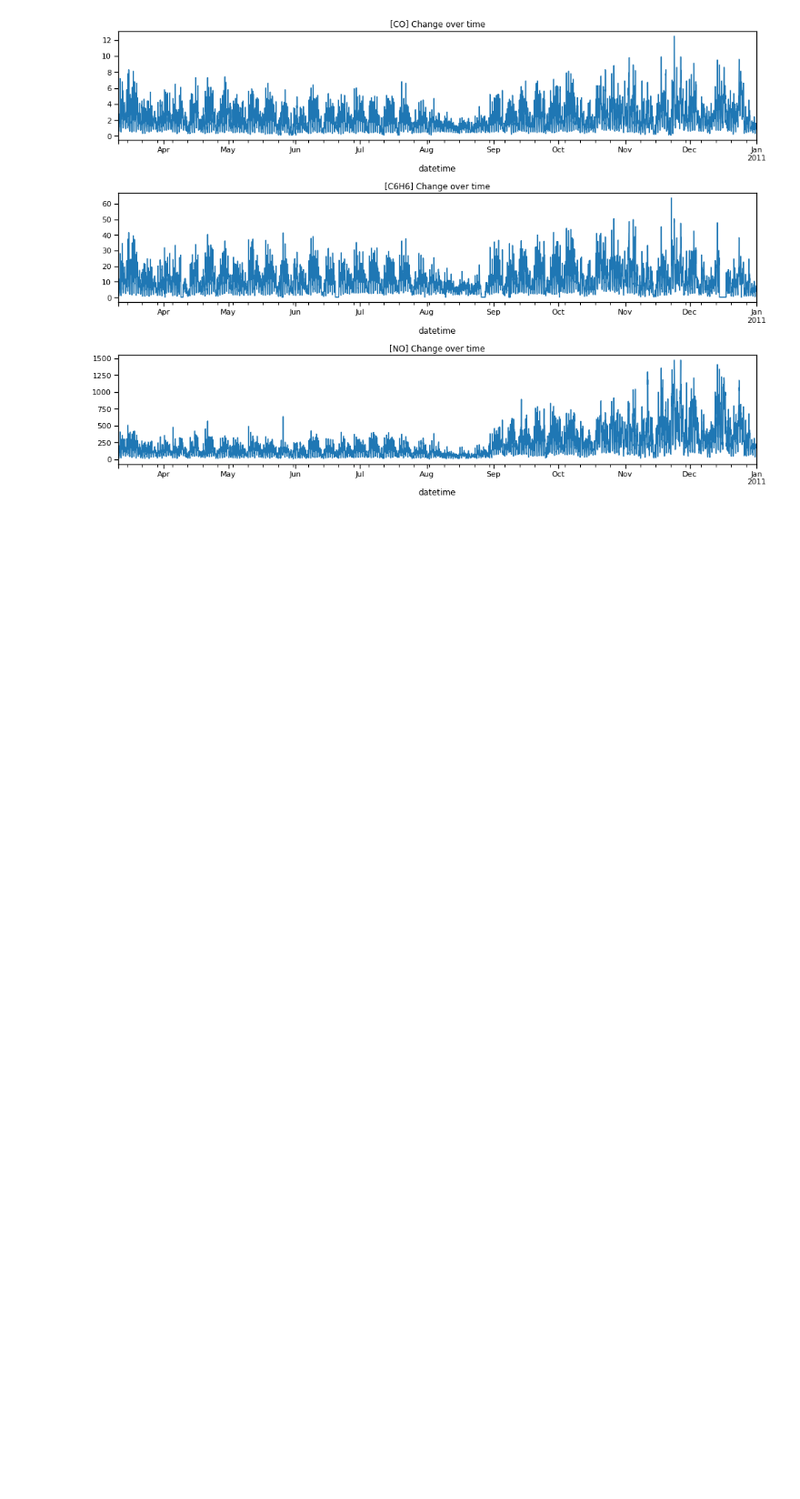
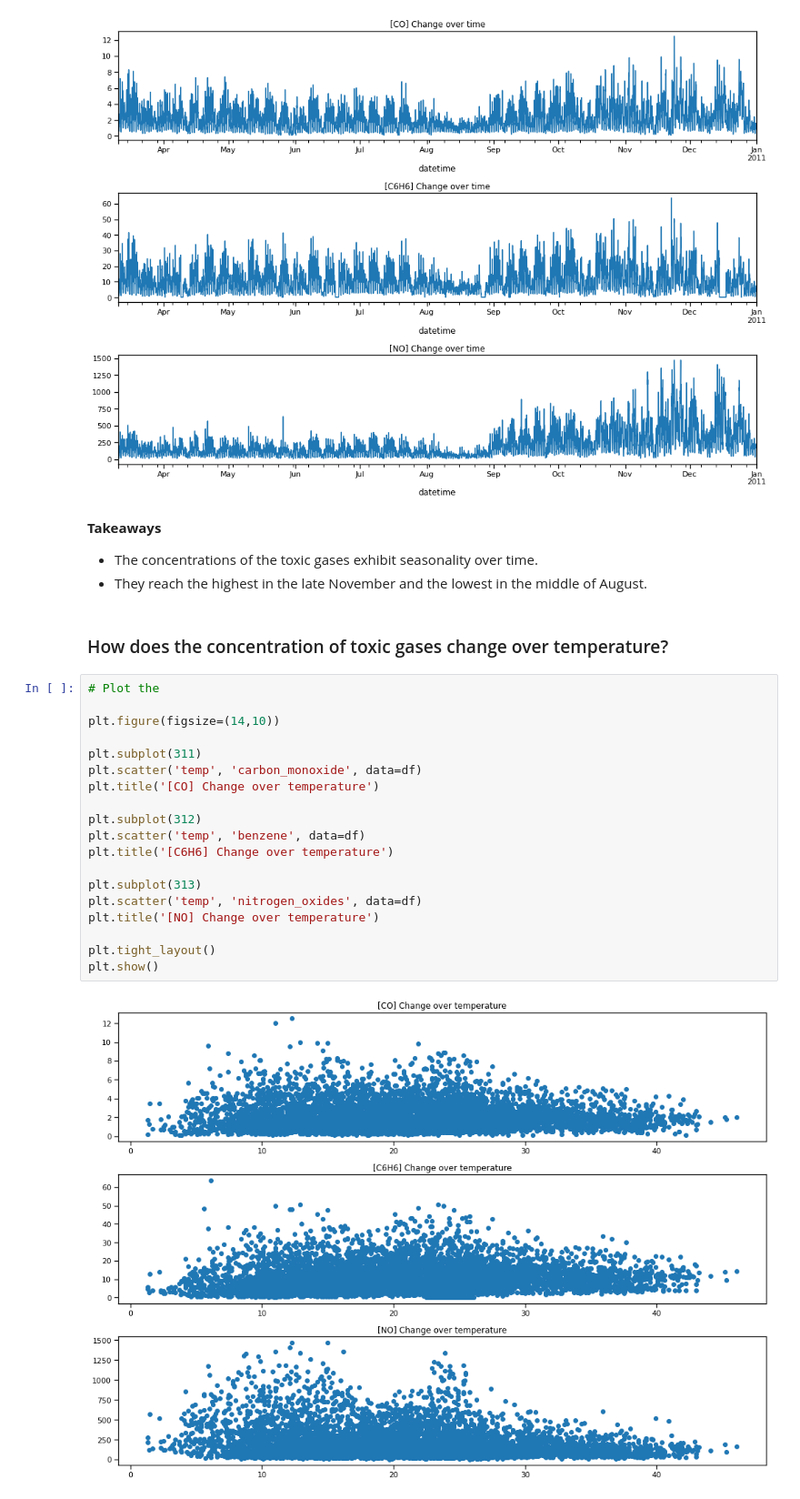
Before and after one commit to Yongliang-Shi/predicting-air-pollution, a Jupyter notebook: MVP.ipynb, the cells around one changed output. Shown at 91% size. Saved outputs shown, nothing was run; the diff lists cells and outputs as text; blank space fills up the shorter version.

Commit message:
Explore how the temperature is related with the concentration of the toxic gases

```diff
--- a/MVP.ipynb
+++ b/MVP.ipynb
@@ -477,3 +485,30 @@ plt.tight_layout()
 plt.show()
 # %% [output]
 [figure]
+# %% [markdown]
+**Takeaways**
+- The concentrations of the toxic gases exhibit seasonality over time.
+- They reach the highest in the late November and the lowest in the middle of August.
+# %% [markdown]
+### How does the concentration of toxic gases change over temperature?
+# %%
+# Plot the
+
+plt.figure(figsize=(14,10))
+
+plt.subplot(311)
+plt.scatter('temp', 'carbon_monoxide', data=df)
+plt.title('[CO] Change over temperature')
+
+plt.subplot(312)
+plt.scatter('temp', 'benzene', data=df)
+plt.title('[C6H6] Change over temperature')
+
+plt.subplot(313)
+plt.scatter('temp', 'nitrogen_oxides', data=df)
+plt.title('[NO] Change over temperature')
+
+plt.tight_layout()
+plt.show()
+# %% [output]
+[figure, added]
```
Also changed, not shown: parts of 2 cells of this notebook.
